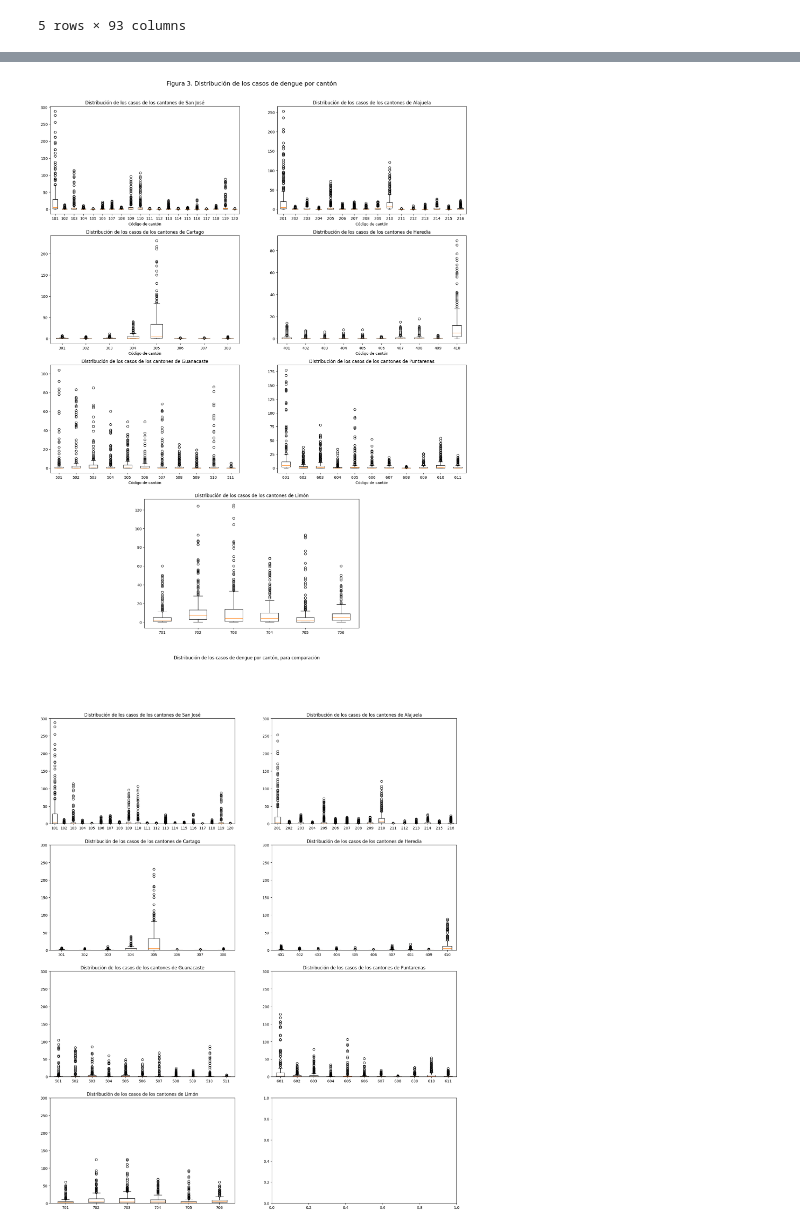
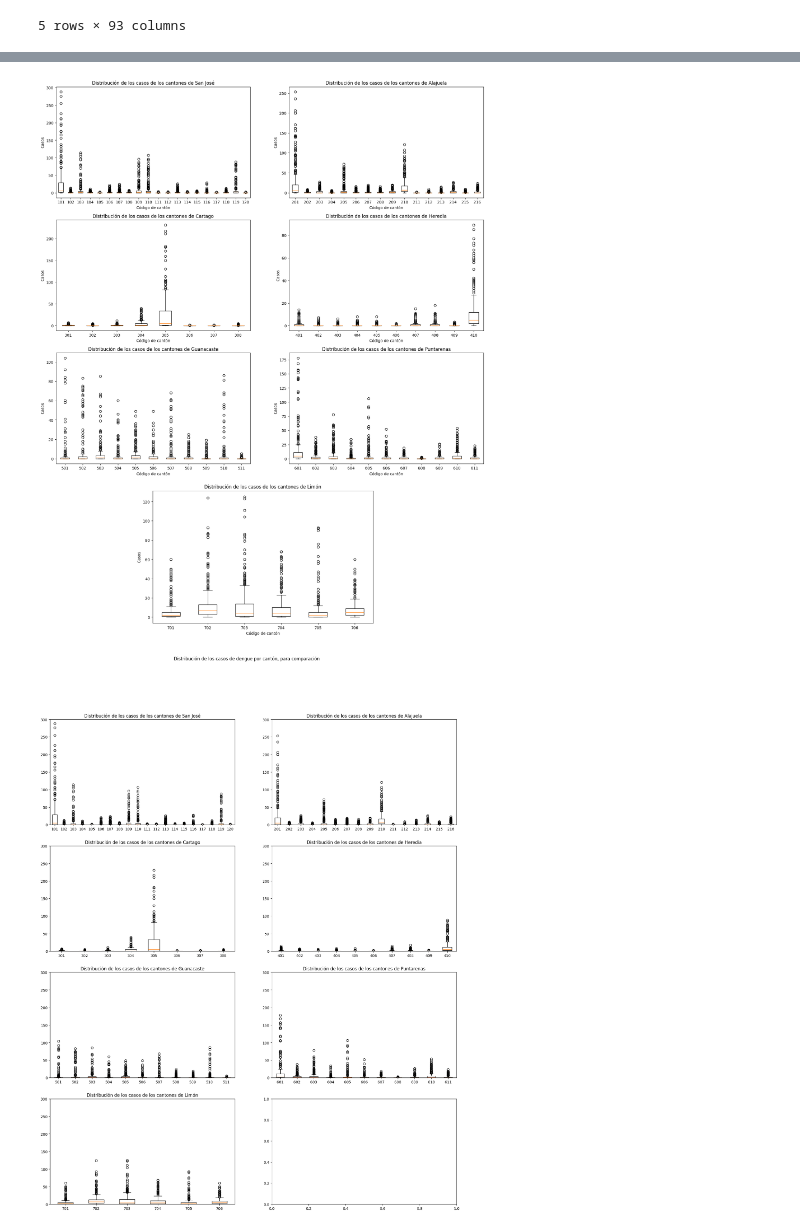
Before and after one commit to artisticlimon/dengue-model, a Jupyter notebook: eda/figures/eda_figs.ipynb, the cells around one changed output, grey strips where cells are left out. Cells and saved outputs as stored; diff of their text form; code cells hidden in the pictures.

```diff
--- a/eda/figures/eda_figs.ipynb
+++ b/eda/figures/eda_figs.ipynb
@@ -112,5 +147,5 @@ plt.show()
 # %%
-casos = pd.read_csv("../data/raw/cases_dengue_rr.csv")
+casos = pd.read_csv("../../data/raw/cases_dengue_rr.csv")
 # %%
 casos.head()
 # %% [output]
@@ -172,36 +301,34 @@ ax[0, 1].set_ylabel("Casos")
 ax[1, 0].boxplot(casos.iloc[:, 41:49], tick_labels = casos.columns[41:49])
 ax[1, 0].set_title("Distribución de los casos de los cantones de Cartago")
 ax[1, 0].set_xlabel("Código de cantón")
 ax[1, 0].set_ylabel("Casos")
 
 ax[1, 1].boxplot(casos.iloc[:, 50:60], tick_labels = casos.columns[50:60])
 ax[1, 1].set_title("Distribución de los casos de los cantones de Heredia")
 ax[1, 1].set_xlabel("Código de cantón")
 ax[1, 1].set_ylabel("Casos")
 
 ax[2, 0].boxplot(casos.iloc[:, 61:72], tick_labels = casos.columns[61:72])
 ax[2, 0].set_title("Distribución de los casos de los cantones de Guanacaste")
 ax[2, 0].set_xlabel("Código de cantón")
 ax[2, 0].set_ylabel("Casos")
 
 ax[2, 1].boxplot(casos.iloc[:, 73:84], tick_labels = casos.columns[73:84])
 ax[2, 1].set_title("Distribución de los casos de los cantones de Puntarenas")
 ax[2, 1].set_ylabel("Casos")
 ax[2, 1].set_xlabel("Código de cantón")
 
 ax[3, 0].boxplot(casos.iloc[:, 85:91], tick_labels = casos.columns[85:91])
 ax[3, 0].set_title("Distribución de los casos de los cantones de Limón")
 ax[3, 0].set_ylabel("Casos")
 ax[3, 0].set_xlabel("Código de cantón")
 ax[3, 0].set_position([0.3, 0.07, 0.4, 0.2])
 
 ax[3, 1].set_visible(False)
 
-fig.suptitle("Figura 3. Distribución de los casos de dengue por cantón", y=0.92, fontsize=16)
-
 plt.show()
 # %% [output]
-[figure, old version]
+[figure, new version]
 # %%
 fig, ax = plt.subplots(4, 2, figsize=(20, 24))
 
```
Also changed, not shown: parts of 7 cells of this notebook, 2 other files.
